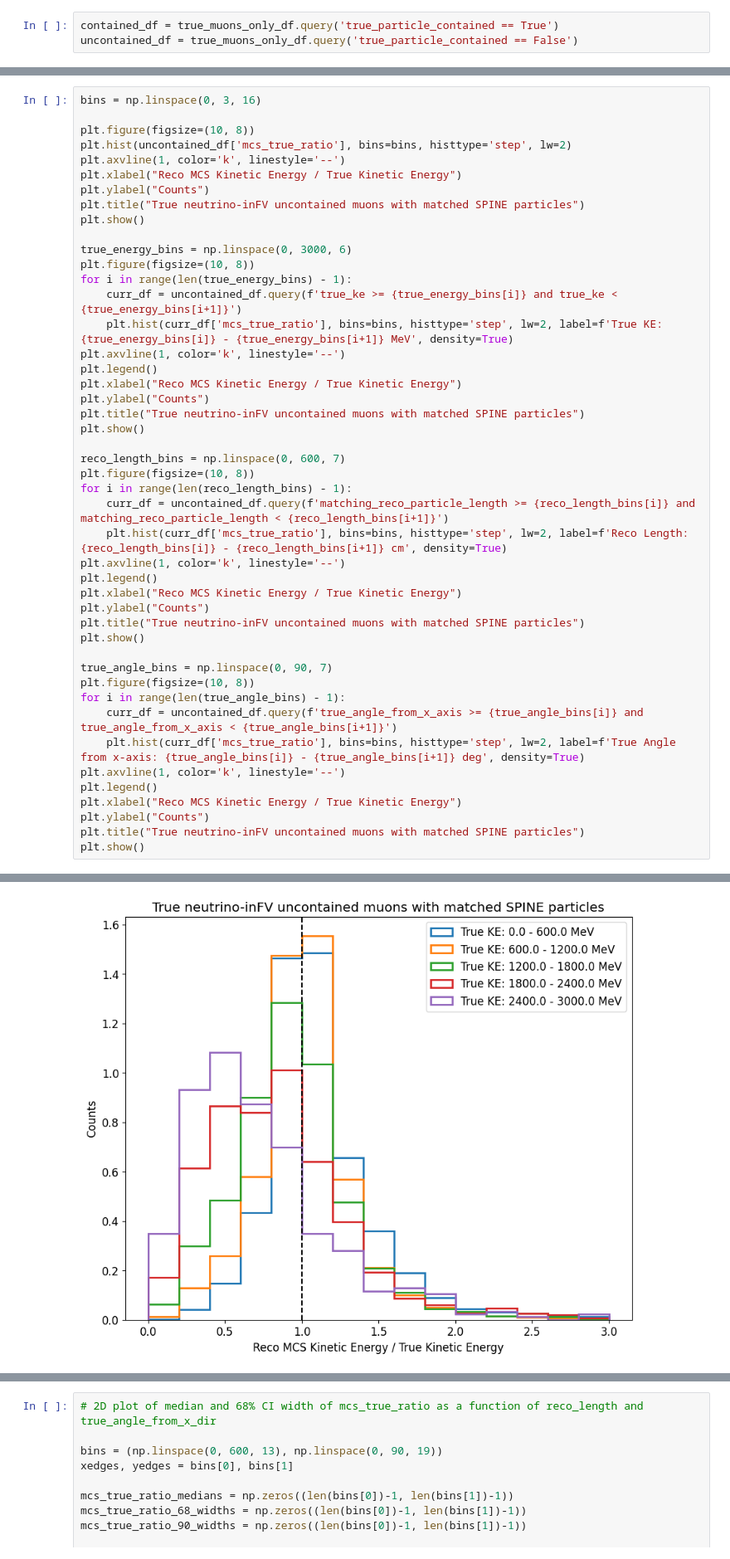
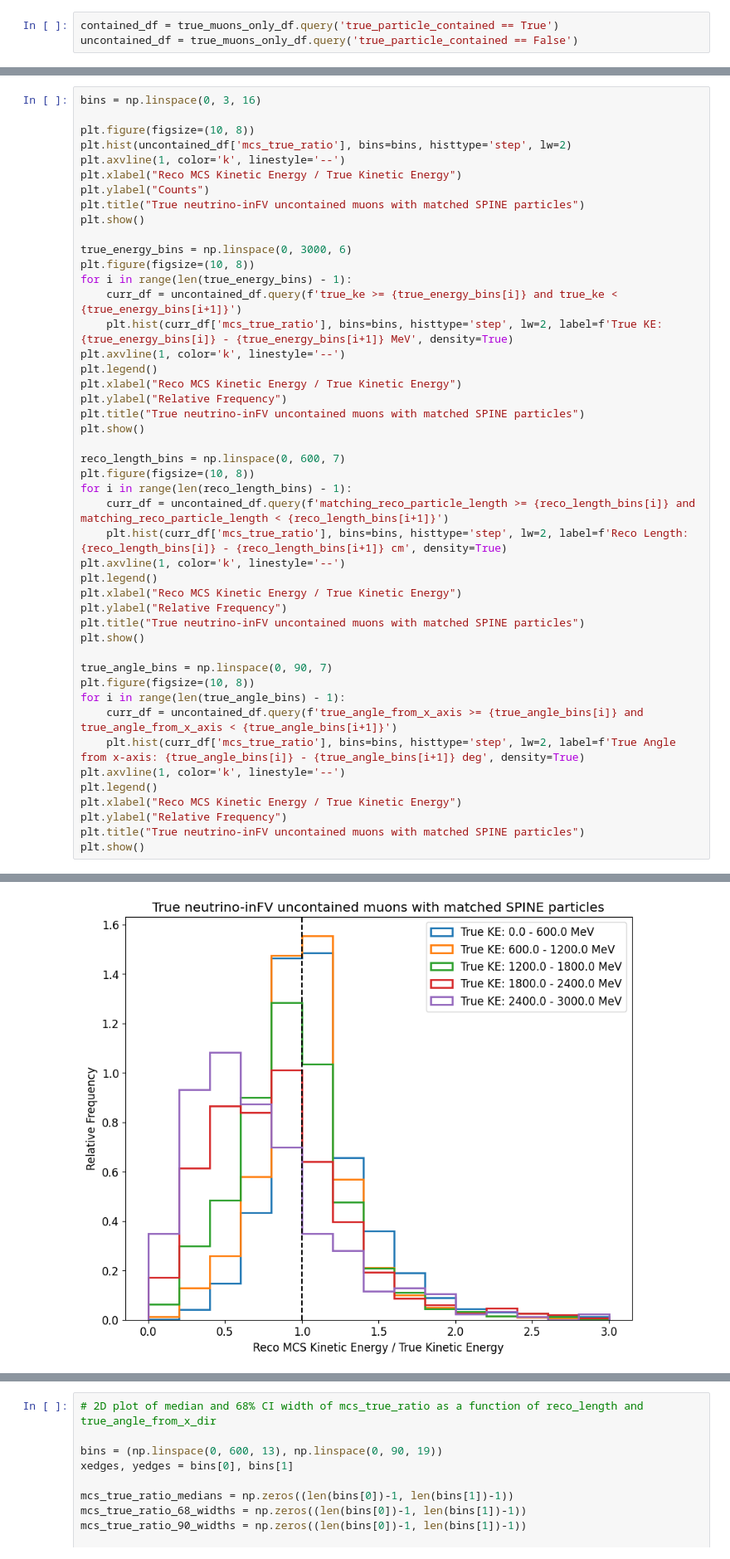
Before and after one commit to leehagaman/spine_mcs_angle_studies, a Jupyter notebook: plots_from_cafs.ipynb, the cells around one changed output, grey strips where cells are left out. Shown at 83% size. Cells and saved outputs as stored; diff of their text form.

```diff
--- a/plots_from_cafs.ipynb
+++ b/plots_from_cafs.ipynb
@@ -121,34 +135,34 @@ for i in range(len(true_energy_bins) - 1):
     plt.hist(curr_df['mcs_true_ratio'], bins=bins, histtype='step', lw=2, label=f'True KE: {true_energy_bins[i]} - {true_energy_bins[i+1]} MeV', density=True)
 plt.axvline(1, color='k', linestyle='--')
 plt.legend()
 plt.xlabel("Reco MCS Kinetic Energy / True Kinetic Energy")
-plt.ylabel("Counts")
+plt.ylabel("Relative Frequency")
 plt.title("True neutrino-inFV uncontained muons with matched SPINE particles")
 plt.show()
 
 reco_length_bins = np.linspace(0, 600, 7)
 plt.figure(figsize=(10, 8))
 for i in range(len(reco_length_bins) - 1):
     curr_df = uncontained_df.query(f'matching_reco_particle_length >= {reco_length_bins[i]} and matching_reco_particle_length < {reco_length_bins[i+1]}')
     plt.hist(curr_df['mcs_true_ratio'], bins=bins, histtype='step', lw=2, label=f'Reco Length: {reco_length_bins[i]} - {reco_length_bins[i+1]} cm', density=True)
 plt.axvline(1, color='k', linestyle='--')
 plt.legend()
 plt.xlabel("Reco MCS Kinetic Energy / True Kinetic Energy")
-plt.ylabel("Counts")
+plt.ylabel("Relative Frequency")
 plt.title("True neutrino-inFV uncontained muons with matched SPINE particles")
 plt.show()
 
 true_angle_bins = np.linspace(0, 90, 7)
 plt.figure(figsize=(10, 8))
 for i in range(len(true_angle_bins) - 1):
     curr_df = uncontained_df.query(f'true_angle_from_x_axis >= {true_angle_bins[i]} and true_angle_from_x_axis < {true_angle_bins[i+1]}')
     plt.hist(curr_df['mcs_true_ratio'], bins=bins, histtype='step', lw=2, label=f'True Angle from x-axis: {true_angle_bins[i]} - {true_angle_bins[i+1]} deg', density=True)
 plt.axvline(1, color='k', linestyle='--')
 plt.legend()
 plt.xlabel("Reco MCS Kinetic Energy / True Kinetic Energy")
-plt.ylabel("Counts")
+plt.ylabel("Relative Frequency")
 plt.title("True neutrino-inFV uncontained muons with matched SPINE particles")
 plt.show()
 # %% [output]
 [figure]
-[figure, old version]
+[figure, new version]
```
Also changed, not shown: parts of 2 cells of this notebook, 1 other file.
